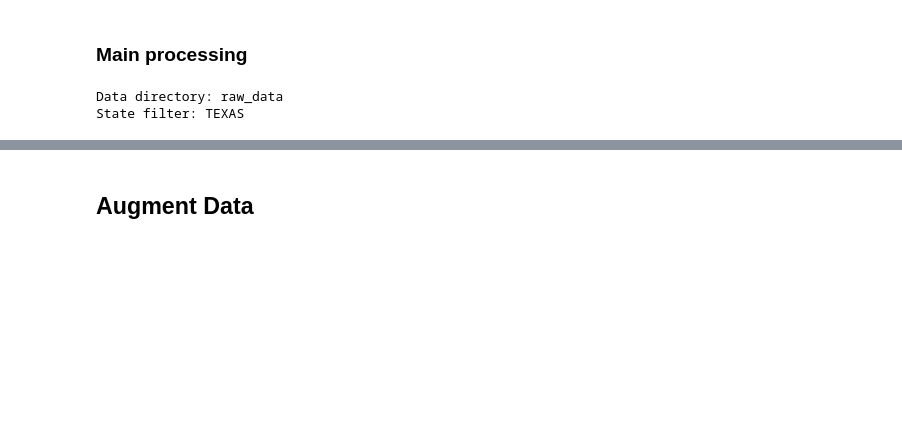
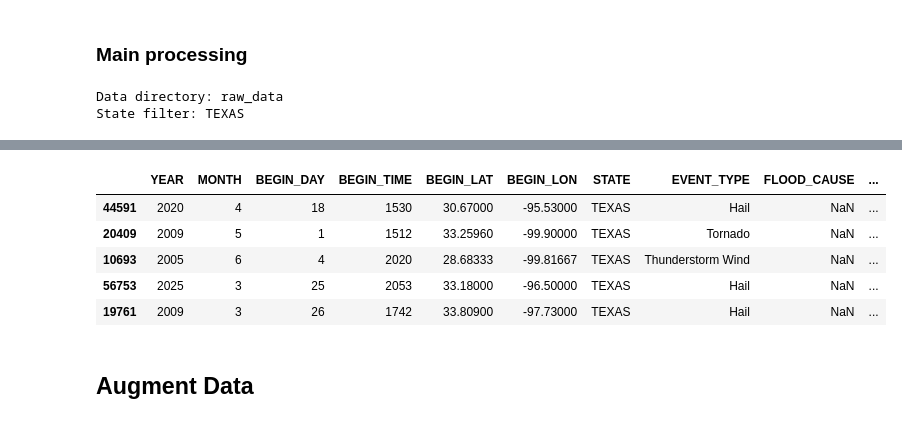
Before and after one commit to AnanthKothuri/GeospatialAIProject, a Jupyter notebook: data/augment_data.ipynb, the cells around one changed output, grey strips where cells are left out. Cells and saved outputs as stored; diff of their text form; code cells hidden in the pictures; blank space fills up the shorter version.

```diff
--- a/data/augment_data.ipynb
+++ b/data/augment_data.ipynb
@@ -227,3 +228,14 @@ memory usage: 729.8+ KB
+# %%
+# get a random subset of 10000 rows from the non_flooding_events_df
+non_flooding_events_df = non_flooding_events_df.sample(n=9500)
+non_flooding_events_df.head()
+# %% [output]
+|  | YEAR | MONTH | BEGIN_DAY | BEGIN_TIME | BEGIN_LAT | BEGIN_LON | STATE | EVENT_TYPE | FLOOD_CAUSE | ... |
+| 44591 | 2020 | 4 | 18 | 1530 | 30.67000 | -95.53000 | TEXAS | Hail | NaN | ... |
+| 20409 | 2009 | 5 | 1 | 1512 | 33.25960 | -99.90000 | TEXAS | Tornado | NaN | ... |
+| 10693 | 2005 | 6 | 4 | 2020 | 28.68333 | -99.81667 | TEXAS | Thunderstorm Wind | NaN | ... |
+| 56753 | 2025 | 3 | 25 | 2053 | 33.18000 | -96.50000 | TEXAS | Hail | NaN | ... |
+| 19761 | 2009 | 3 | 26 | 1742 | 33.80900 | -97.73000 | TEXAS | Hail | NaN | ... |
 # %% [markdown]
 ## Augment Data
 # %%
```
Also changed, not shown: parts of 4 cells of this notebook, 1 other file.
